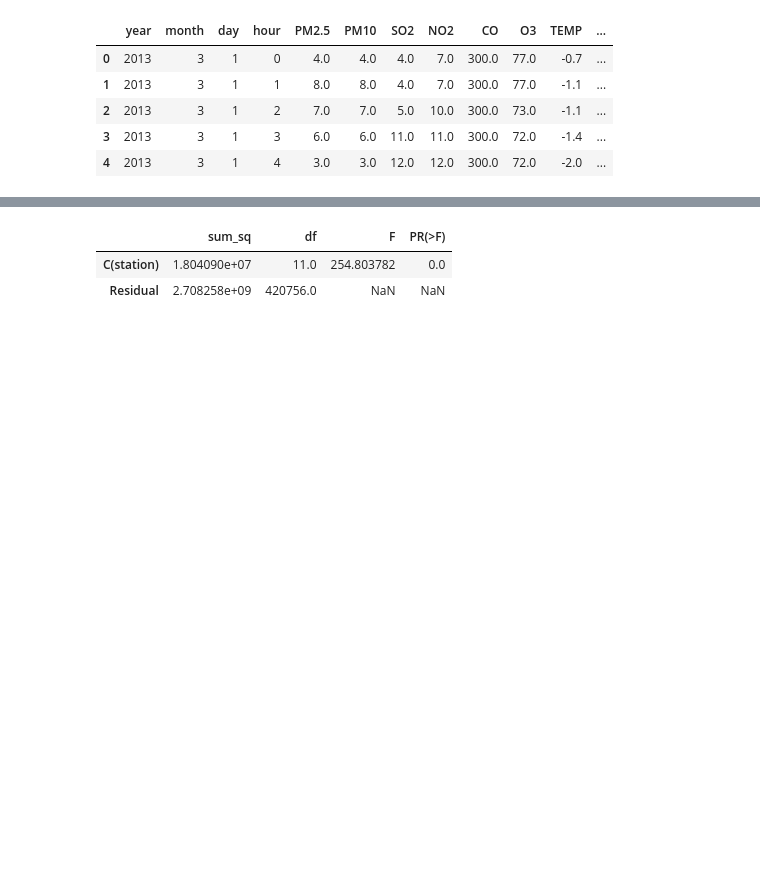
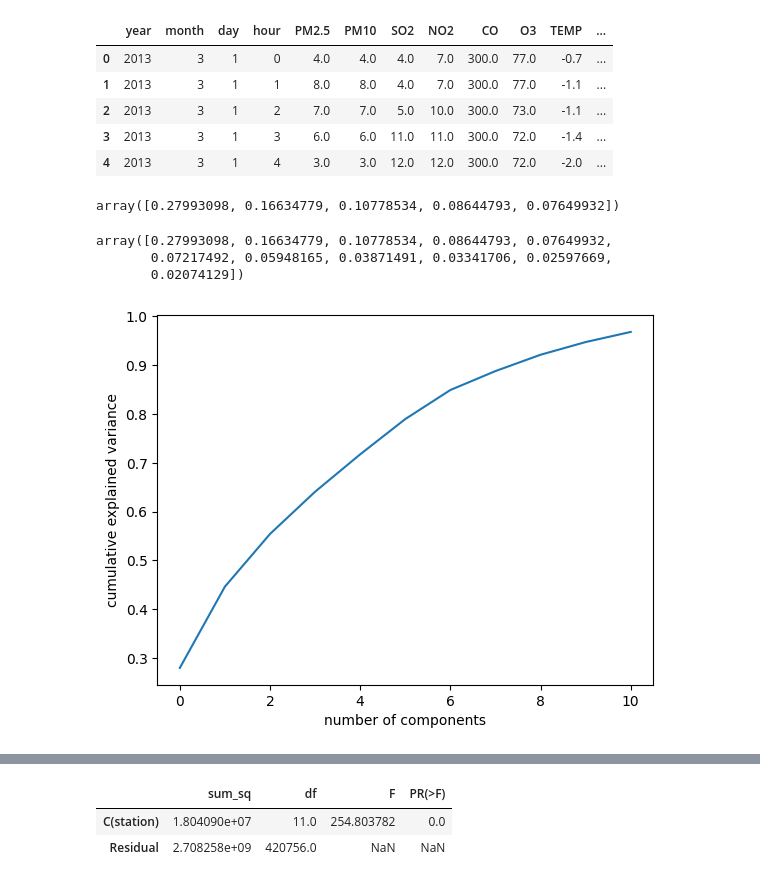
Before and after one commit to joshuajnoble/transformers_4_forecasting, a Jupyter notebook: forecasting_eda.ipynb, the cells around one changed output, grey strips where cells are left out. Drawn from its saved outputs; the diff is of its cells as text; code cells hidden in the pictures; blank space fills up the shorter version.

```diff
--- a/forecasting_eda.ipynb
+++ b/forecasting_eda.ipynb
@@ -41,3 +41,49 @@ df.head()
 | 2 | 2013 | 3 | 1 | 2 | 7.0 | 7.0 | 5.0 | 10.0 | 300.0 | 73.0 | -1.1 | ... |
 | 3 | 2013 | 3 | 1 | 3 | 6.0 | 6.0 | 11.0 | 11.0 | 300.0 | 72.0 | -1.4 | ... |
 | 4 | 2013 | 3 | 1 | 4 | 3.0 | 3.0 | 12.0 | 12.0 | 300.0 | 72.0 | -2.0 | ... |
+# %%
+from sklearn.preprocessing import StandardScaler
+from sklearn.decomposition import PCA
+from sklearn.preprocessing import MinMaxScaler
+import time
+
+def convert_to_timestamp(x):
+    """Convert date objects to integers"""
+    return time.mktime(x.timetuple())
+
+
+def normalize(series):
+    """Normalize the DF using min/max"""
+    scaler = MinMaxScaler(feature_range=(-1, 1))
+    dates_scaled = scaler.fit_transform(series)
+
+    return dates_scaled
+
+df['timestamp_ind'] = df['timestamp'].apply(convert_to_timestamp)
+df['timestamp_ind'] = normalize(df[['timestamp_ind']])
+pca_df = df.drop(['timestamp', 'year', 'month', 'day', 'hour'], axis='columns')
+X = pca_df.values # getting all values as a matrix of dataframe
+sc = StandardScaler() # creating a StandardScaler object
+X_std = sc.fit_transform(X) # standardizing the data
+
+pca_pm25 = PCA(n_components=5)
+principalComponents_PM25 = pca_pm25.fit_transform(X_std)
+
+pca_pm25.explained_variance_ratio_
+# %% [output]
+array([0.27993098, 0.16634779, 0.10778534, 0.08644793, 0.07649932])
+# %%
+pca_pm25 = PCA(n_components=0.95)
+principalComponents_PM25 = pca_pm25.fit_transform(X_std)
+
+pca_pm25.explained_variance_ratio_
+# %% [output]
+array([0.27993098, 0.16634779, 0.10778534, 0.08644793, 0.07649932,
+       0.07217492, 0.05948165, 0.03871491, 0.03341706, 0.02597669,
+       0.02074129])
+# %%
+plt.plot(np.cumsum(pca_pm25.explained_variance_ratio_))
+plt.xlabel('number of components')
+plt.ylabel('cumulative explained variance');
+# %% [output]
+[figure, added]
```
Also changed, not shown: parts of 9 cells of this notebook, 5 other files.
